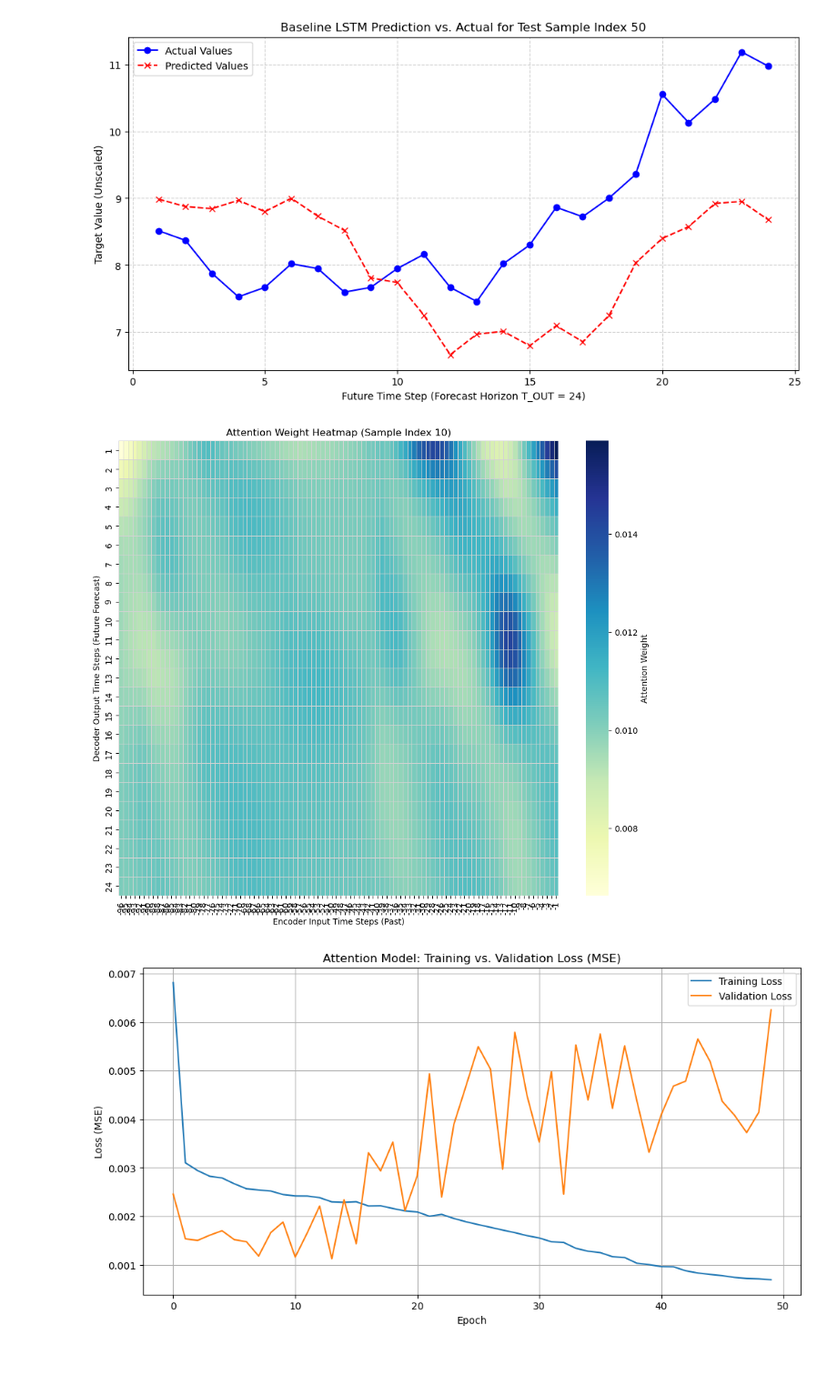
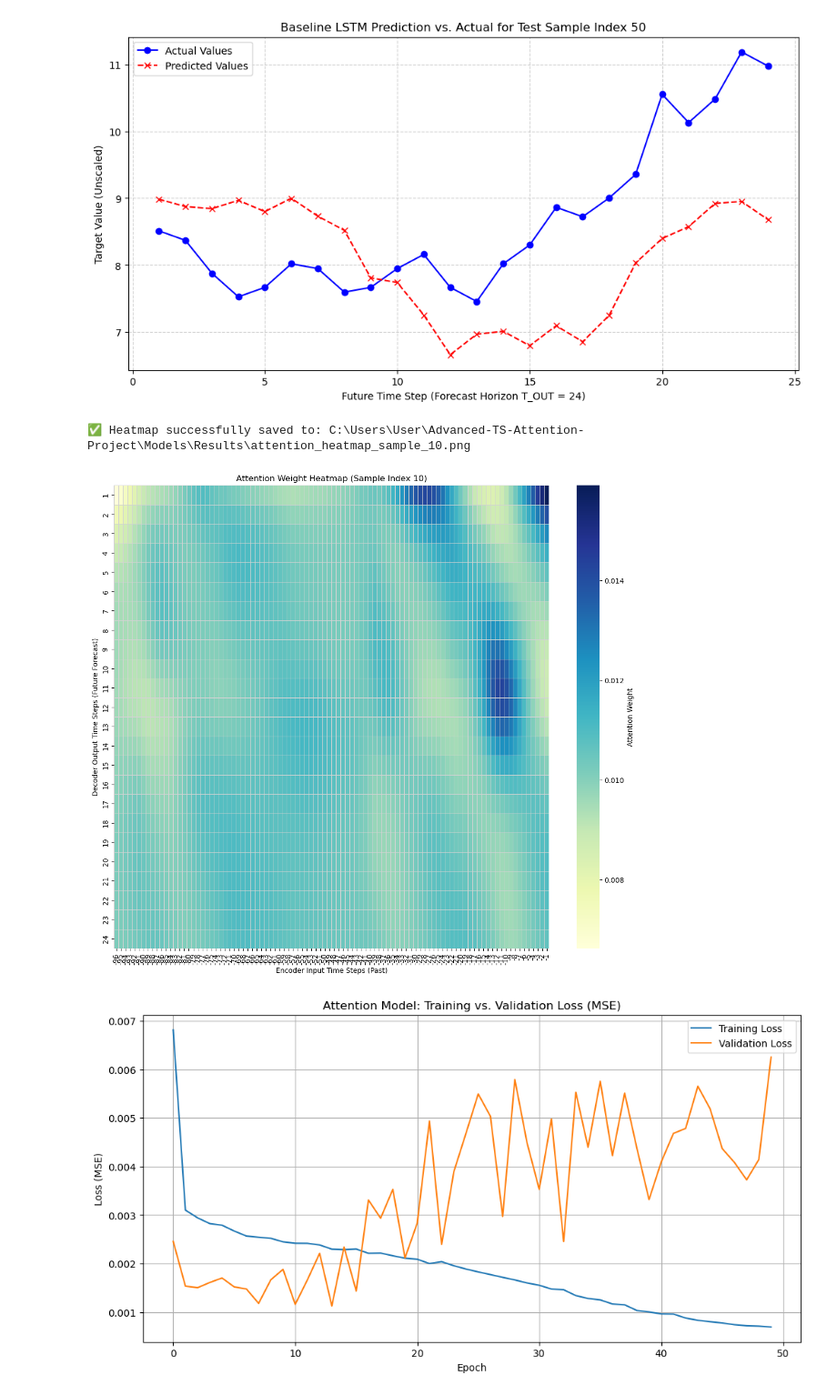
Before and after one commit to mohaismail081/Advanced-TS-Attention-Project, a Jupyter notebook: Models/model_training.ipynb, the cells around one changed output. Shown at 91% size. Cells and saved outputs as stored; diff of their text form; code cells hidden in the pictures; blank space fills up the shorter version.

```diff
--- a/Models/model_training.ipynb
+++ b/Models/model_training.ipynb
@@ -286,32 +338,46 @@ plt.show()
 # %%
 import matplotlib.pyplot as plt
 import seaborn as sns
+import numpy as np
+import os
+
+T_IN = 96
+T_OUT = 24
+RESULTS_FOLDER = 'C:\\Users\\User\\Advanced-TS-Attention-Project\\Models\\Results'
 
 sample_index = 10
-
 sample_weights = att_weights_test[sample_index]
-
 
 encoder_steps = np.arange(-T_IN, 0)
 decoder_steps = np.arange(1, T_OUT + 1)
 
-plt.figure(figsize=(12, 10))
+
+plt.figure(figsize=(14, 12)) # Increase size for clarity
 sns.heatmap(
     sample_weights,
     xticklabels=encoder_steps,
     yticklabels=decoder_steps,
     cmap="YlGnBu",
     cbar_kws={'label': 'Attention Weight'},
     linewidths=.5,
     linecolor='lightgray'
 )
 
 plt.title(f'Attention Weight Heatmap (Sample Index {sample_index})')
 plt.xlabel('Encoder Input Time Steps (Past)')
 plt.ylabel('Decoder Output Time Steps (Future Forecast)')
+
+image_filename = f'attention_heatmap_sample_{sample_index}.png'
+save_path = os.path.join(RESULTS_FOLDER, image_filename)
+
+plt.savefig(save_path, dpi=300, bbox_inches='tight')
+
+print(f"\n✅ Heatmap successfully saved to: {save_path}")
+
 plt.show()
 # %% [output]
+✅ Heatmap successfully saved to: C:\Users\User\Advanced-TS-Attention-Project\Models\Results\attention_heatmap_sample_10.png
-[figure, old version]
+[figure, new version]
 # %%
 import matplotlib.pyplot as plt
 
```
Also changed, not shown: parts of 1 cell of this notebook.
